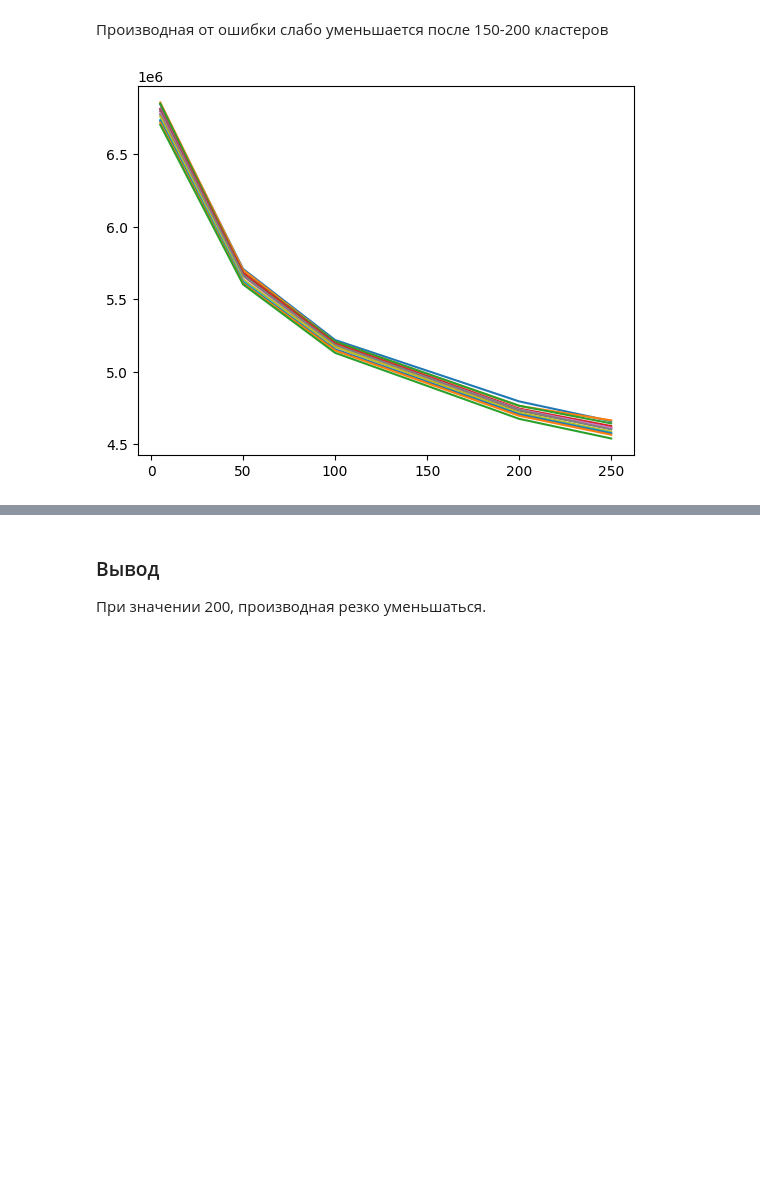
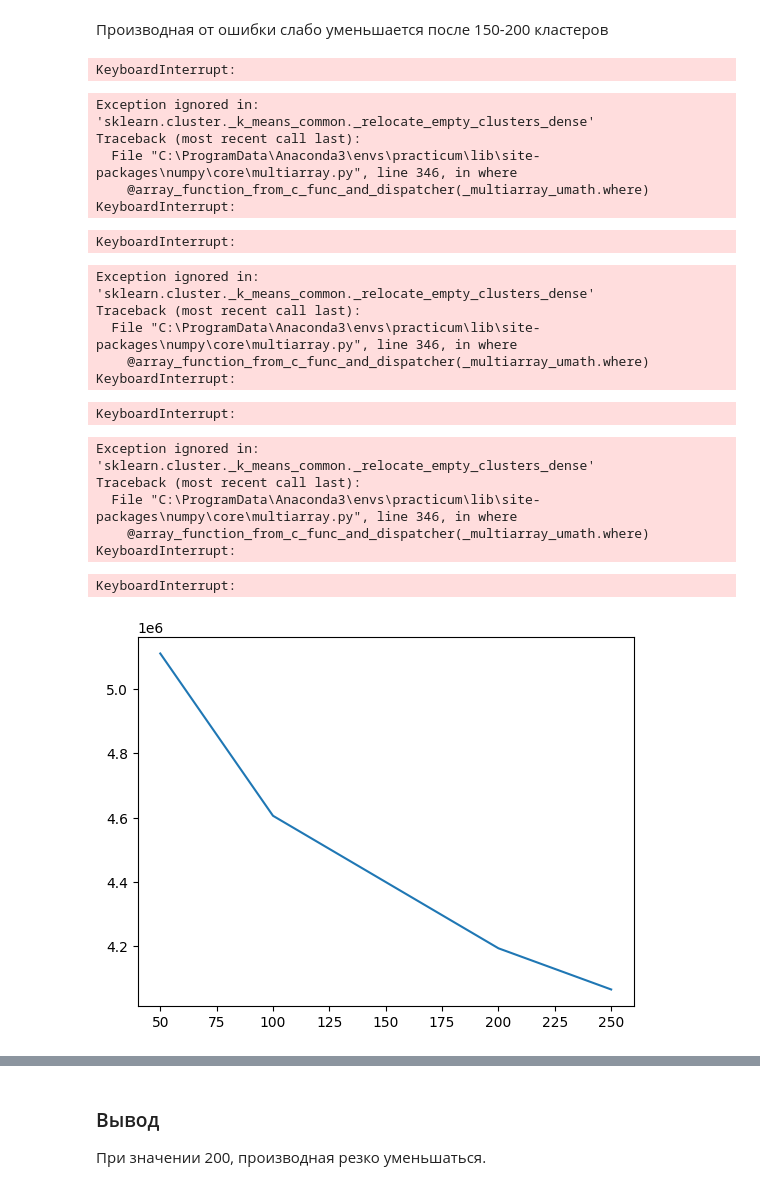
Before and after one commit to raphael12/Matching, a Jupyter notebook: Matching.ipynb, the cells around one changed output, grey strips where cells are left out. Drawn from its saved outputs; the diff is of its cells as text; code cells hidden in the pictures; blank space fills up the shorter version.

```diff
--- a/Matching.ipynb
+++ b/Matching.ipynb
@@ -182,19 +224,36 @@ plt.plot([i for i in range(10, 1000)], [abs(prime_func(i)) for i in range(10, 10
 # %%
 #Проверим ведет ли себя также ошибка на других частях датасета
 
-sum_err = []
-for j in tqdm(range((len(df_base)//100000)//2-1)):
-    err = []
-    scale = StandardScaler()
-    data_scaled = scale.fit_transform(df_base[100000*j*2:100000*(j*2+1)])
-    n_clusters = [50, 100, 200, 250]
-    for i in n_clusters:
-        kmeans = KMeans(n_clusters = i, init='k-means++', n_init=5, random_state=42)
-        kmeans.fit(data_scaled)
-        err.append(kmeans.inertia_)
-    plt.plot(n_clusters, err)
-    sum_err.append(err)
-plt.show()
+# sum_err = []
+# for j in tqdm(range((len(df_base)//100000)//2-1)):
+#     err = []
+#     n_clusters = [50, 100, 200, 250]
+#     for i in n_clusters:
+#         kmeans = KMeans(n_clusters = i, init='k-means++', n_init=4, random_state=42)
+#         kmeans.fit(base_scaled[100000*j*2:100000*(j*2+1)])
+#         err.append(kmeans.inertia_)
+#     plt.plot(n_clusters, err)
+#     sum_err.append(err)
+# plt.show()
 # %% [output]
+KeyboardInterrupt:
+Exception ignored in: 'sklearn.cluster._k_means_common._relocate_empty_clusters_dense'
+Traceback (most recent call last):
+  File "C:\ProgramData\Anaconda3\envs\practicum\lib\site-packages\numpy\core\multiarray.py", line 346, in where
+    @array_function_from_c_func_and_dispatcher(_multiarray_umath.where)
+KeyboardInterrupt:
+KeyboardInterrupt:
+Exception ignored in: 'sklearn.cluster._k_means_common._relocate_empty_clusters_dense'
+Traceback (most recent call last):
+  File "C:\ProgramData\Anaconda3\envs\practicum\lib\site-packages\numpy\core\multiarray.py", line 346, in where
+    @array_function_from_c_func_and_dispatcher(_multiarray_umath.where)
+KeyboardInterrupt:
+KeyboardInterrupt:
+Exception ignored in: 'sklearn.cluster._k_means_common._relocate_empty_clusters_dense'
+Traceback (most recent call last):
+  File "C:\ProgramData\Anaconda3\envs\practicum\lib\site-packages\numpy\core\multiarray.py", line 346, in where
+    @array_function_from_c_func_and_dispatcher(_multiarray_umath.where)
+KeyboardInterrupt:
+KeyboardInterrupt:
-[figure, old version]
+[figure, new version]
 # %% [markdown]
```
Also changed, not shown: parts of 72 cells of this notebook.
